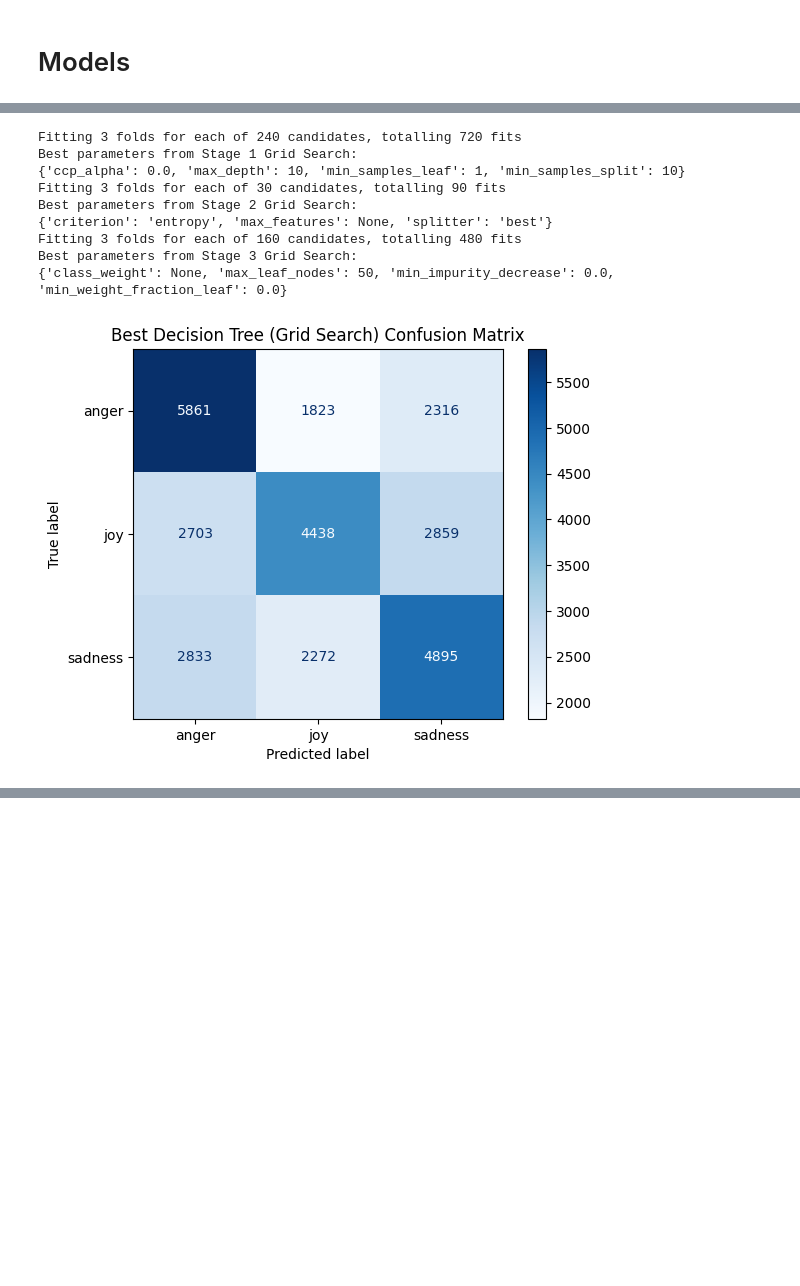
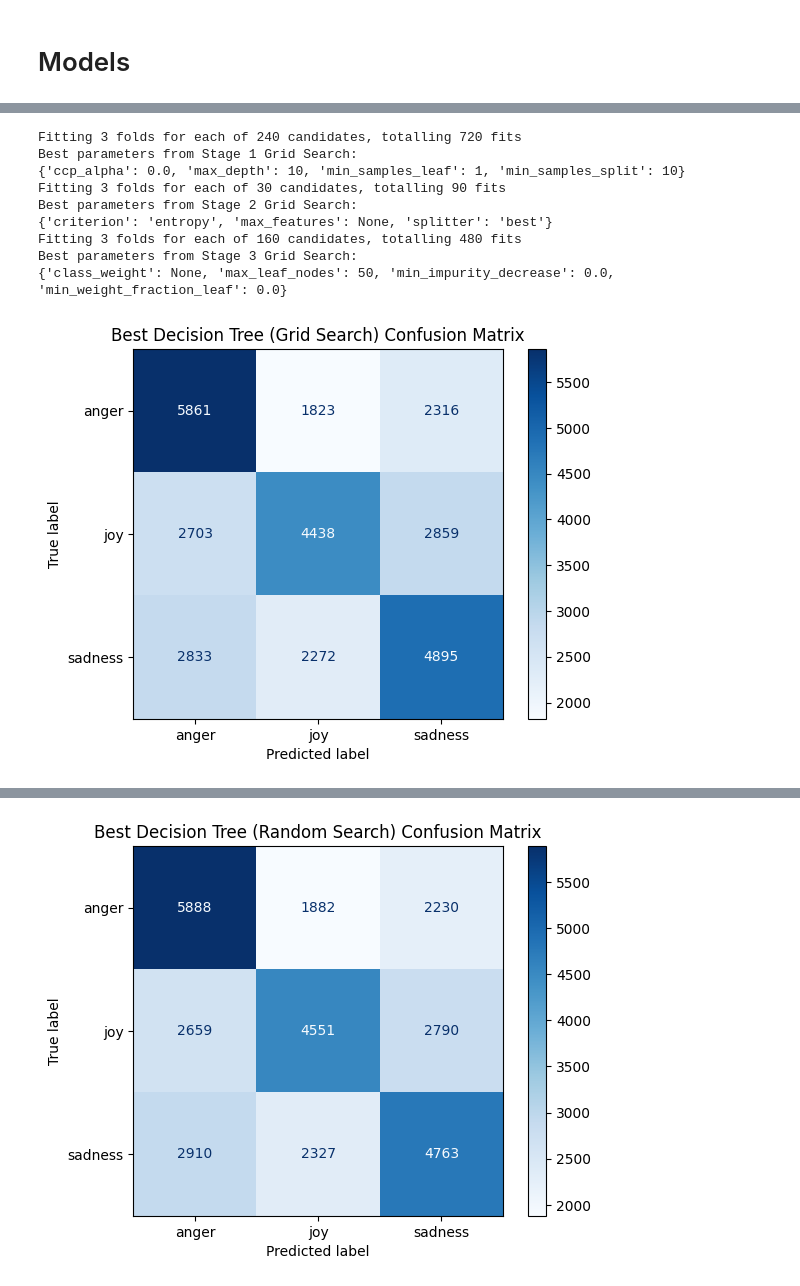
Before and after one commit to danielromerom/spotify-lyrical-analysis, a Jupyter notebook: notebooks/spotify_data_exploration.ipynb, the cells around one changed output, grey strips where cells are left out. Cells and saved outputs as stored; diff of their text form; code cells hidden in the pictures; blank space fills up the shorter version.

Commit message:
Added random search to DT and Random Forest
Implemented RandomSearchCV. Started work on hyperparameter tuning for Random Forest Classifier.

```diff
--- a/notebooks/spotify_data_exploration.ipynb
+++ b/notebooks/spotify_data_exploration.ipynb
@@ -317,8 +448,9 @@ print(classification_report(y_test, y_pred_dt_base))
 # %%
 # Decision Tree Classifier - Hyperparameter Tuning
 from sklearn.model_selection import GridSearchCV
+from sklearn.model_selection import RandomizedSearchCV
 
-# Grid Search for Hyperparameter Tuning
+# Grid Search
 
 # Stage 1
 param_grid_stage_1 = {
@@ -381,6 +513,95 @@ plt.show()
 print(f"Best Decision Tree Classifier Parameters: {format(dt_clf_best.get_params())}\n")
 print("Decision Tree Classifier - Best (Grid Search)")
 print(classification_report(y_test, y_pred_best))
+
+# Random Search
+
+# Stage 1
+param_dist_stage_1 = {
+    'max_depth': [5, 10, 15, 20, None],
+    'min_samples_leaf': [1, 2, 5, 10],
+    'min_samples_split': [2, 5, 10],
+    'ccp_alpha': [0.0, 0.01, 0.05, 0.1]
+}
+dt_clf_random = DecisionTreeClassifier(random_state=67)
+random_search = RandomizedSearchCV(
+    estimator=dt_clf_random,
+    param_distributions=param_dist_stage_1,
+    n_iter=50,
+    scoring='accuracy',
+    cv=3,
+    n_jobs=-1,
+    verbose=2,
+    random_state=67
+)
+random_search.fit(X_train, y_train)
+print(f"Best parameters from Random Search: {random_search.best_params_}\n")
+
+# Stage 2
+param_dist_stage_2 = {
+    'criterion': ['gini', 'entropy', 'log_loss'],
+    'max_features': [None, 'sqrt', 'log2', 5, 10],
+    'splitter': ['best', 'random'],
+}
+dt_clf = DecisionTreeClassifier(random_state=67, **random_search.best_params_)
+random_search_stage_2 = RandomizedSearchCV(
+    estimator=dt_clf,
+    param_distributions=param_dist_stage_2,
+    n_iter=30,
+    scoring='accuracy',
+    cv=3,
+    n_jobs=-1,
+    verbose=2,
+    random_state=67
+)
+random_search_stage_2.fit(X_train, y_train)
+print(f"Best parameters from Stage 2 Random Search: {random_search_stage_2.best_params_}\n")
+
+# Stage 3
+param_dist_stage_3 = {
+    'class_weight': [None, 'balanced'],
+    'min_weight_fraction_leaf': [0.0, 0.01, 0.05, 0.1],
+    'max_leaf_nodes': [None, 10, 20, 30, 50],
+    'min_impurity_decrease': [0.0, 0.01, 0.05, 0.1]
+}
+dt_clf = DecisionTreeClassifier(
+    random_state=67,
+    **random_search.best_params_,
+    **random_search_stage_2.best_params_
+)
+random_search_stage_3 = RandomizedSearchCV(
+    estimator=dt_clf,
+    param_distributions=param_dist_stage_3,
+    n_iter=30,
+    scoring='accuracy',
+    cv=3,
+    n_jobs=-1,
+    verbose=2,
+    random_state=67
+)
+random_search_stage_3.fit(X_train, y_train)
+print(f"Best parameters from Stage 3 Random Search: {random_search_stage_3.best_params_}\n")
+
+# Best Decision Tree from Random Search
+dt_clf_best_random = DecisionTreeClassifier(
+    random_state=67,
+    **random_search.best_params_,
+    **random_search_stage_2.best_params_,
+    **random_search_stage_3.best_params_
+)
+
+# Random Search Best DT
+dt_clf_best_random.fit(X_train, y_train)
+y_pred_best_random = dt_clf_best_random.predict(X_test)
+cm_best_random = confusion_matrix(y_test, y_pred_best_random)
+disp = ConfusionMatrixDisplay(confusion_matrix=cm_best_random, display_labels=label_enc.classes_)
+disp.plot(cmap=plt.cm.Blues)
+plt.title("Best Decision Tree (Random Search) Confusion Matrix")
+plt.show()
+
+print(f"Best Decision Tree Classifier Parameters (Random Search): {format(dt_clf_best_random.get_params())}\n")
+print("Decision Tree Classifier - Best (Random Search)")
+print(classification_report(y_test, y_pred_best_random))
 # %% [output]
 Fitting 3 folds for each of 240 candidates, totalling 720 fits
 Best parameters from Stage 1 Grid Search:
@@ -406,0 +633 @@ weighted avg       0.51      0.51      0.50     30000
+[figure, added]
```
Also changed, not shown: parts of 6 cells of this notebook.
